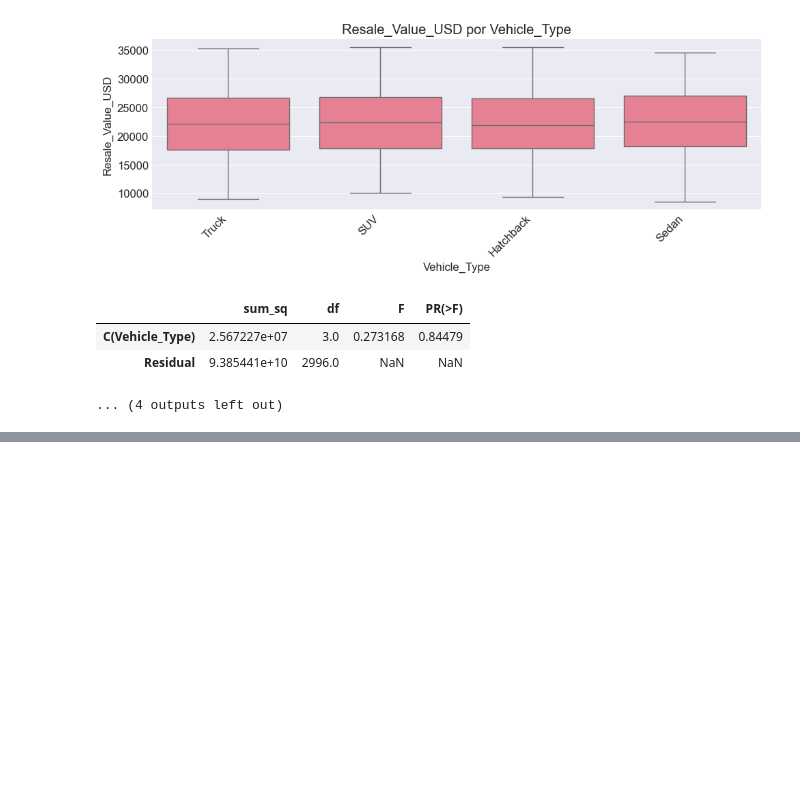
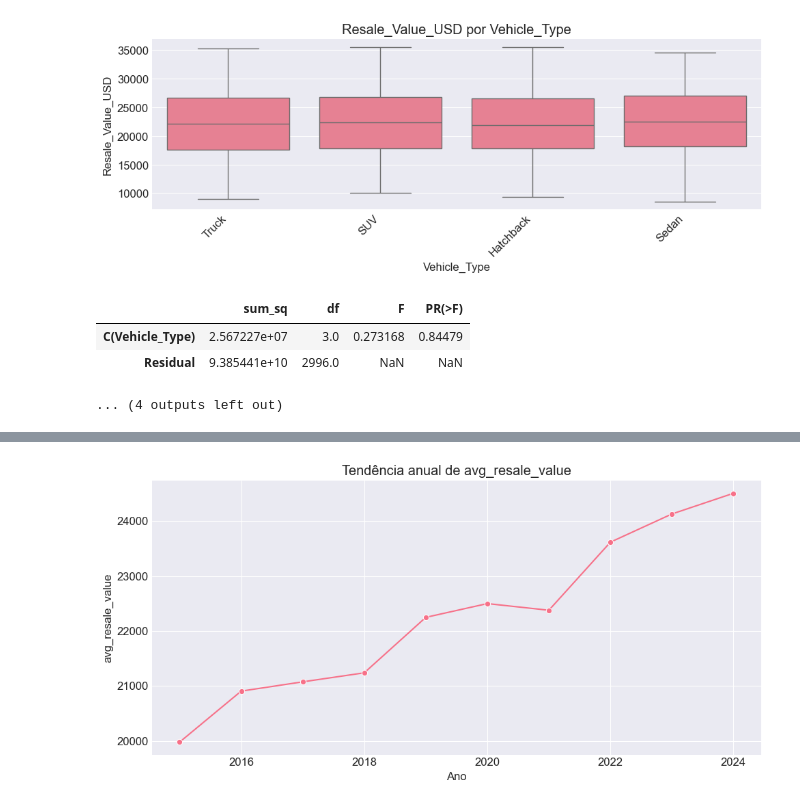
Before and after one commit to abraaopinto/electric-vehicle-resale-analytics, a Jupyter notebook: notebooks/ev_resale_analysis.ipynb, the cells around one changed output, grey strips where cells are left out. Cells and saved outputs as stored; diff of their text form; code cells hidden in the pictures; blank space fills up the shorter version.

```diff
--- a/notebooks/ev_resale_analysis.ipynb
+++ b/notebooks/ev_resale_analysis.ipynb
@@ -518,0 +773,83 @@ else:
+# %%
+# ========================================
+# PARTE 2: TENDÊNCIAS DE MERCADO
+# ========================================
+
+print("=" * 60)
+print("ANÁLISE DE TENDÊNCIAS AO LONGO DO TEMPO (POR ANO)")
+print("=" * 60)
+
+if "Year" not in df.columns:
+    raise ValueError("A coluna 'Year' é obrigatória para a análise temporal.")
+
+# Seleção de indicadores anuais
+agg_dict = {
+    target_col: "mean",
+    "CO2_Saved_tons": "mean",
+    "Maintenance_Cost_USD": "mean",
+    "Insurance_Cost_USD": "mean",
+    "Monthly_Charging_Cost_USD": "mean",
+    "Battery_Health_%": "mean",
+    "Mileage_km": "mean",
+    "Vehicle_ID": "count",
+}
+
+yearly = df.groupby("Year").agg(agg_dict).rename(
+    columns={
+        target_col: "avg_resale_value",
+        "CO2_Saved_tons": "avg_co2_saved",
+        "Maintenance_Cost_USD": "avg_maintenance_cost",
+        "Insurance_Cost_USD": "avg_insurance_cost",
+        "Monthly_Charging_Cost_USD": "avg_monthly_charging_cost",
+        "Battery_Health_%": "avg_battery_health",
+        "Mileage_km": "avg_mileage",
+        "Vehicle_ID": "vehicle_count",
+    }
+).sort_index()
+
+display(yearly.round(2))
+
+yearly.to_csv(REPORTS_PATH / f"indicadores_anuais_{timestamp}.csv")
+print(f"📁 Indicadores anuais salvos em: {REPORTS_PATH / f'indicadores_anuais_{timestamp}.csv'}")
+
+# Gráficos de tendência
+for col in yearly.columns:
+    plt.figure()
+    sns.lineplot(x=yearly.index, y=yearly[col], marker="o")
+    plt.title(f"Tendência anual de {col}")
+    plt.xlabel("Ano")
+    plt.ylabel(col)
+    plt.tight_layout()
+    plt.show()
+
+# Regressões lineares por indicador: metric ~ Year
+print("\n" + "=" * 60)
+print("REGRESSÕES LINEARES SIMPLES (metric ~ Year)")
+print("=" * 60)
+
+yearly_reset = yearly.reset_index()
+reg_summary_rows = []
+
+for col in yearly.columns:
+    formula = f"{col} ~ Year"
+    model = ols(formula, data=yearly_reset).fit()
+
+    slope = model.params.get("Year", np.nan)
+    p_value = model.pvalues.get("Year", np.nan)
+    r2 = model.rsquared
+
+    reg_summary_rows.append(
+        {
+            "metric": col,
+            "slope_per_year": slope,
+            "p_value_year": p_value,
+            "r2": r2,
+        }
+    )
+
+reg_df = pd.DataFrame(reg_summary_rows).set_index("metric")
+display(reg_df.round(4))
+
+reg_df.to_csv(REPORTS_PATH / f"regressoes_lineares_tendencias_{timestamp}.csv")
+print(f"📁 Regressões salvas em: {REPORTS_PATH / f'regressoes_lineares_tendencias_{timestamp}.csv'}")
+# %% [output]
@@ -518,0 +872 @@ else:
+[figure, added]
```
Also changed, not shown: parts of 18 cells of this notebook.
